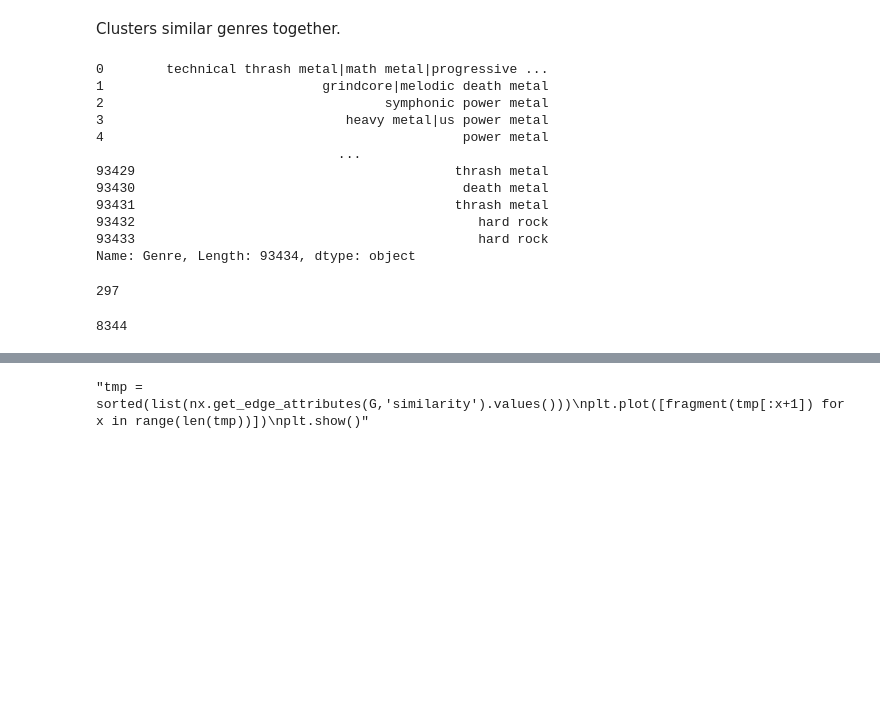
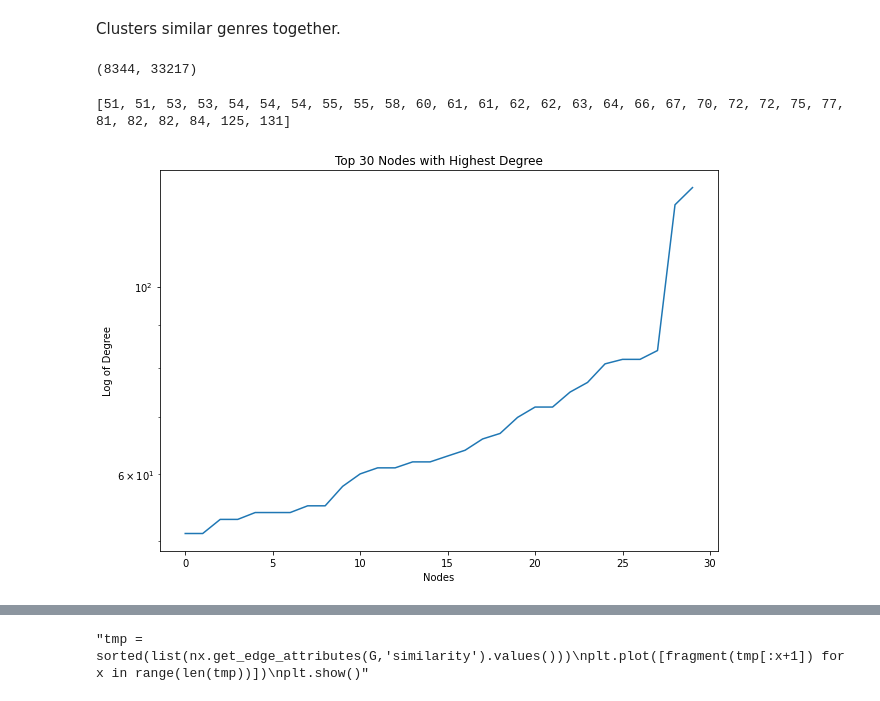
Before and after one commit to jzh001/Social-Network-Structure-in-Common-Interest-Communities, a Jupyter notebook: Network of Genres.ipynb, the cells around one changed output, grey strips where cells are left out. Drawn from its saved outputs; the diff is of its cells as text; code cells hidden in the pictures; blank space fills up the shorter version.

```diff
--- a/Network of Genres.ipynb
+++ b/Network of Genres.ipynb
@@ -17,28 +17,8 @@ import math
 df = pd.read_csv('reviews_full_v7.csv')
 # %%
 plt.rcParams["figure.figsize"] = (10,7) #defining size of plots
-# %%
-df['Genre']
-# %% [output]
-0        technical thrash metal|math metal|progressive ...
-1                            grindcore|melodic death metal
-2                                    symphonic power metal
-3                               heavy metal|us power metal
-4                                              power metal
-                               ...
-93429                                         thrash metal
-93430                                          death metal
-93431                                         thrash metal
-93432                                            hard rock
-93433                                            hard rock
-Name: Genre, Length: 93434, dtype: object
 # %%
 G = nx.Graph()
 B = nx.Graph()
-# %%
-genres = open('genres.txt').read().split('\n')[:-1] #nodes, lastline is newspace
-len(genres)
-# %% [output]
-297
 # %%
 #construction of bipartite graph
@@ -58,6 +42,16 @@ for index,row in df.iterrows():
         else:
             B.add_edge(user, genre, weight = 1)
 # %%
-B.number_of_nodes()
+B.number_of_nodes(), B.number_of_edges()
 # %% [output]
-8344
+(8344, 33217)
+# %%
+plt.title('Top 30 Nodes with Highest Degree')
+plt.ylabel('Log of Degree')
+plt.xlabel('Nodes')
+plt.semilogy(sorted([B.degree[user] for user in users])[-30:])
+print(sorted([B.degree[user] for user in users])[-30:])
+plt.show()
+# %% [output]
+[51, 51, 53, 53, 54, 54, 54, 55, 55, 58, 60, 61, 61, 62, 62, 63, 64, 66, 67, 70, 72, 72, 75, 77, 81, 82, 82, 84, 125, 131]
+[figure, added]
```
Also changed, not shown: parts of 27 cells of this notebook.
